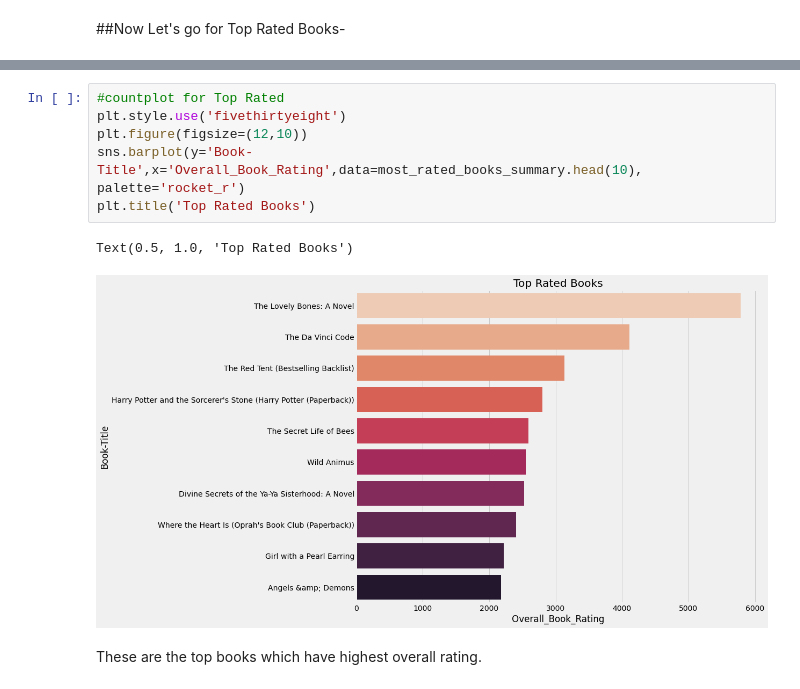
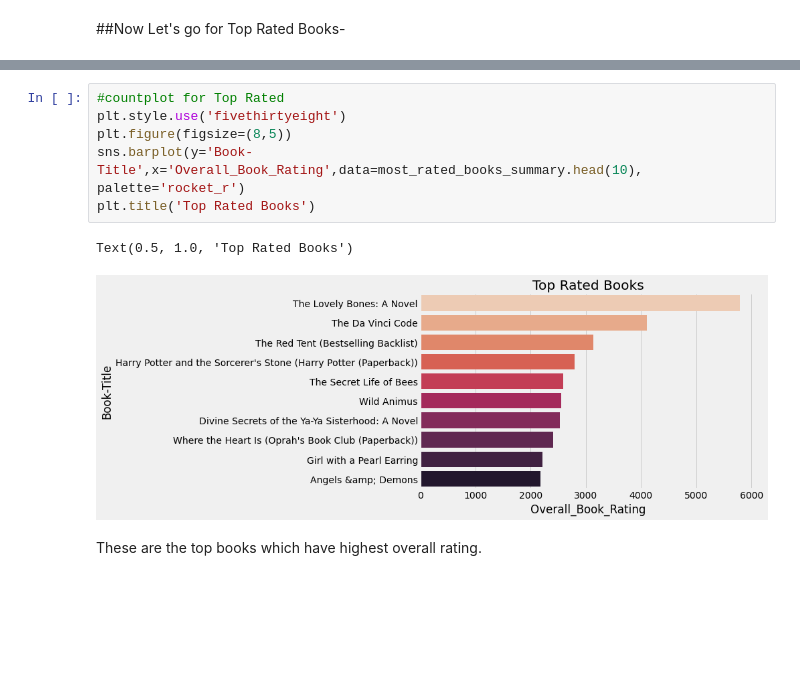
Before and after one commit to bindukovvada/Book-Recommendation-System, a Jupyter notebook: Team_Book_Recommendation_System.ipynb, the cells around one changed output, grey strips where cells are left out. Saved outputs shown, nothing was run; the diff lists cells and outputs as text; blank space fills up the shorter version.

```diff
--- a/Team_Book_Recommendation_System.ipynb
+++ b/Team_Book_Recommendation_System.ipynb
@@ -638,12 +619,12 @@ most_rated_books_summary.head(5)
 # %%
 #countplot for Top Rated
 plt.style.use('fivethirtyeight')
-plt.figure(figsize=(12,10))
+plt.figure(figsize=(8,5))
 sns.barplot(y='Book-Title',x='Overall_Book_Rating',data=most_rated_books_summary.head(10), palette='rocket_r')
 plt.title('Top Rated Books')
 # %% [output]
 Text(0.5, 1.0, 'Top Rated Books')
-[figure, old version]
+[figure, new version]
 # %% [markdown]
 These are the top books which have highest overall rating.
 # %% [markdown]
```
Also changed, not shown: parts of 173 cells of this notebook.
